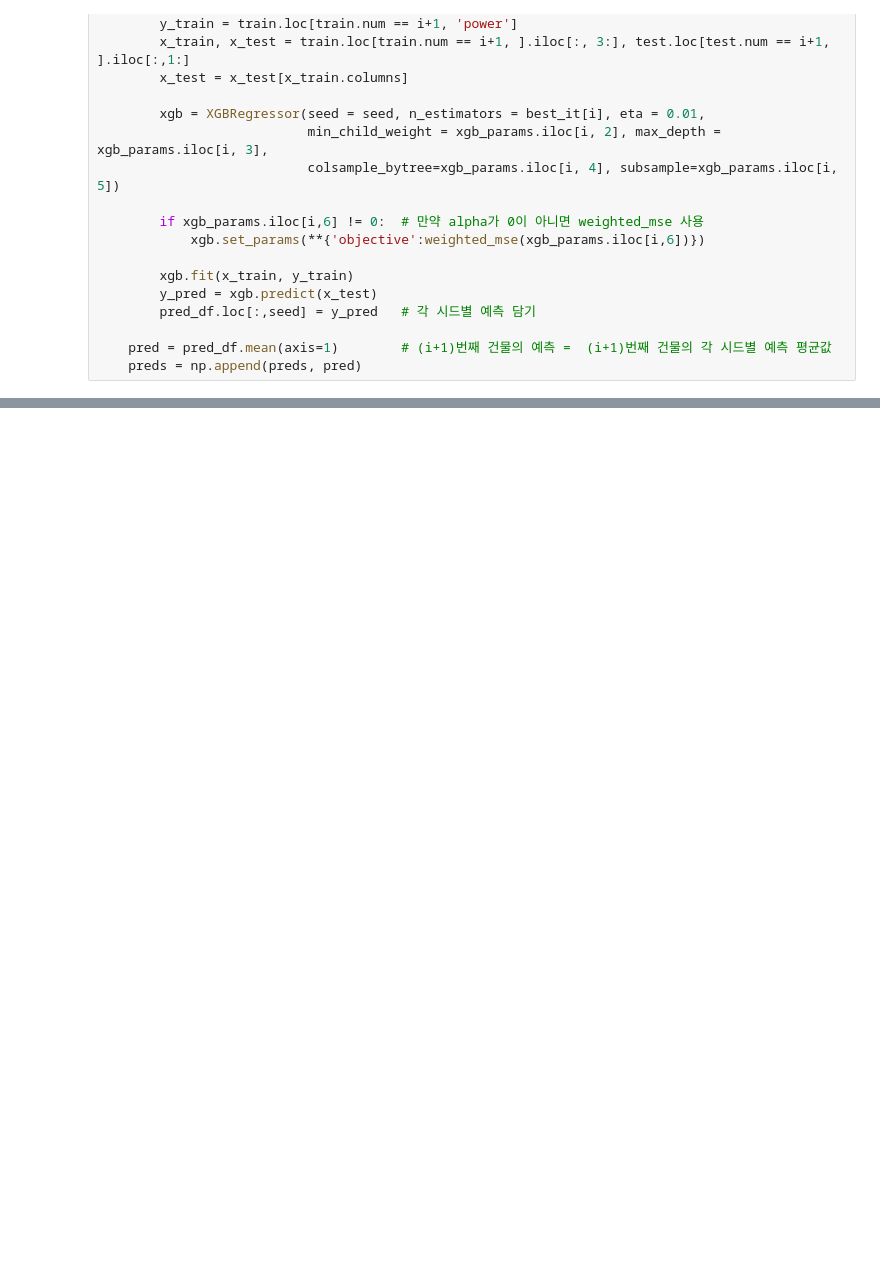
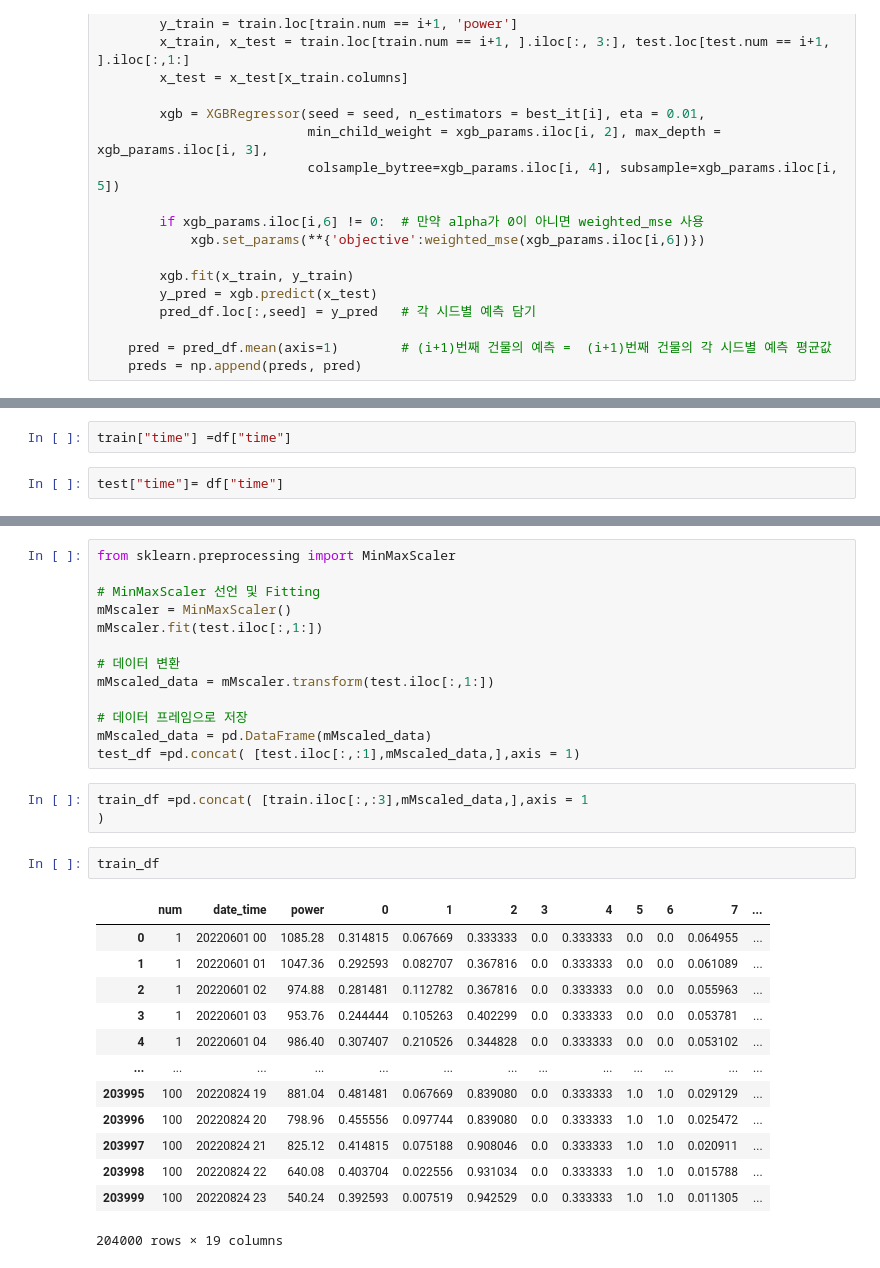
Before and after one commit to joosk3R/jskRprac, a Jupyter notebook: dacon_e_e.ipynb, the cells around one changed output, grey strips where cells are left out. Saved outputs shown, nothing was run; the diff lists cells and outputs as text; blank space fills up the shorter version.

```diff
--- a/dacon_e_e.ipynb
+++ b/dacon_e_e.ipynb
@@ -2059,0 +2276,4 @@ submission.to_csv('/content/drive/MyDrive/energe/energy_sub.csv', index = False)
+# %%
+train["time"] =df["time"]
+# %%
+test["time"]= df["time"]
@@ -2059,0 +2293,32 @@ submission.to_csv('/content/drive/MyDrive/energe/energy_sub.csv', index = False)
+# %%
+from sklearn.preprocessing import MinMaxScaler
+
+# MinMaxScaler 선언 및 Fitting
+mMscaler = MinMaxScaler()
+mMscaler.fit(test.iloc[:,1:])
+
+# 데이터 변환
+mMscaled_data = mMscaler.transform(test.iloc[:,1:])
+
+# 데이터 프레임으로 저장
+mMscaled_data = pd.DataFrame(mMscaled_data)
+test_df =pd.concat( [test.iloc[:,:1],mMscaled_data,],axis = 1)
+# %%
+train_df =pd.concat( [train.iloc[:,:3],mMscaled_data,],axis = 1
+)
+# %%
+train_df
+# %% [output]
+|  | num | date_time | power | 0 | 1 | 2 | 3 | 4 | 5 | 6 | 7 | ... |
+| 0 | 1 | 20220601 00 | 1085.28 | 0.314815 | 0.067669 | 0.333333 | 0.0 | 0.333333 | 0.0 | 0.0 | 0.064955 | ... |
+| 1 | 1 | 20220601 01 | 1047.36 | 0.292593 | 0.082707 | 0.367816 | 0.0 | 0.333333 | 0.0 | 0.0 | 0.061089 | ... |
+| 2 | 1 | 20220601 02 | 974.88 | 0.281481 | 0.112782 | 0.367816 | 0.0 | 0.333333 | 0.0 | 0.0 | 0.055963 | ... |
+| 3 | 1 | 20220601 03 | 953.76 | 0.244444 | 0.105263 | 0.402299 | 0.0 | 0.333333 | 0.0 | 0.0 | 0.053781 | ... |
+| 4 | 1 | 20220601 04 | 986.40 | 0.307407 | 0.210526 | 0.344828 | 0.0 | 0.333333 | 0.0 | 0.0 | 0.053102 | ... |
+| ... | ... | ... | ... | ... | ... | ... | ... | ... | ... | ... | ... | ... |
+| 203995 | 100 | 20220824 19 | 881.04 | 0.481481 | 0.067669 | 0.839080 | 0.0 | 0.333333 | 1.0 | 1.0 | 0.029129 | ... |
+| 203996 | 100 | 20220824 20 | 798.96 | 0.455556 | 0.097744 | 0.839080 | 0.0 | 0.333333 | 1.0 | 1.0 | 0.025472 | ... |
+| 203997 | 100 | 20220824 21 | 825.12 | 0.414815 | 0.075188 | 0.908046 | 0.0 | 0.333333 | 1.0 | 1.0 | 0.020911 | ... |
+| 203998 | 100 | 20220824 22 | 640.08 | 0.403704 | 0.022556 | 0.931034 | 0.0 | 0.333333 | 1.0 | 1.0 | 0.015788 | ... |
+| 203999 | 100 | 20220824 23 | 540.24 | 0.392593 | 0.007519 | 0.942529 | 0.0 | 0.333333 | 1.0 | 1.0 | 0.011305 | ... |
+204000 rows × 19 columns
```
Also changed, not shown: parts of 35 cells of this notebook.
